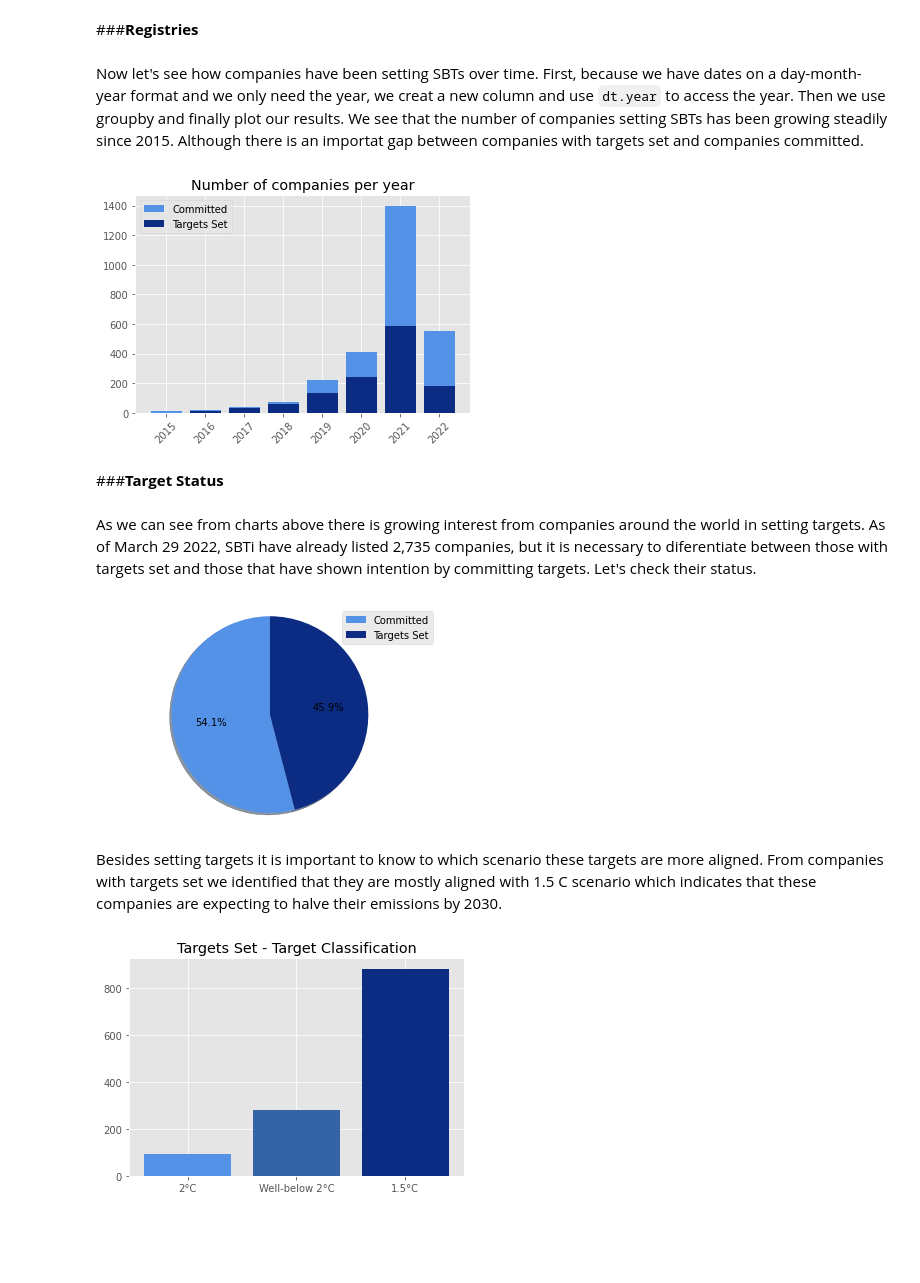
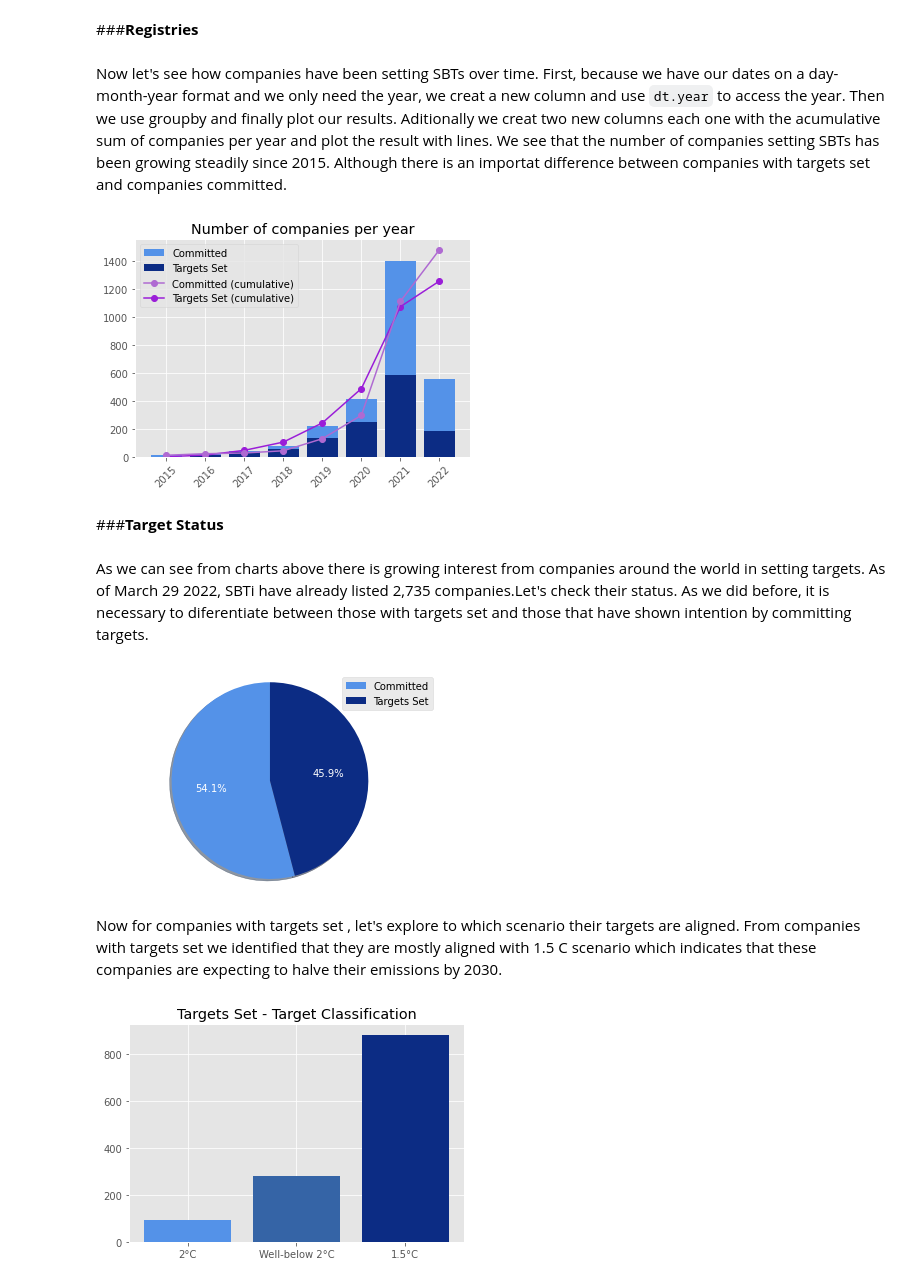
Before and after one commit to isalesp/SBTi, a Jupyter notebook: SBTi.ipynb, the cells around one changed output. Saved outputs shown, nothing was run; the diff lists cells and outputs as text; code cells hidden in the pictures; blank space fills up the shorter version.

Commit message:
plots updated

```diff
--- a/SBTi.ipynb
+++ b/SBTi.ipynb
@@ -296,36 +293,43 @@ world_map
 # %% [markdown]
 ###**Registries**
 # %% [markdown]
-Now let's see how companies have been setting SBTs over time. First, because we have dates on a day-month-year format and we only need the year, we creat a new column and use `dt.year` to access the year. Then we use groupby and finally plot our results. We see that the number of companies setting SBTs has been growing steadily since 2015. Although there is an importat gap between companies with targets set and companies committed.
+Now let's see how companies have been setting SBTs over time. First, because we have our dates on a day-month-year format and we only need the year, we creat a new column and use `dt.year` to access the year. Then we use groupby and finally plot our results. Aditionally we creat two new columns each one with the acumulative sum of companies per year and plot the result with lines. We see that the number of companies setting SBTs has been growing steadily since 2015. Although there is an importat difference between companies with targets set and companies committed.
 # %%
 data['Year'] = data["Date"].dt.year
 
 yrs = data.groupby(["Year","Near term - Target Status"])["Company Name"].count().unstack()
 yrs = yrs.rename_axis(None, axis = 1).reset_index()
 
+yrs["Cum Tar"] = yrs["Targets Set"].cumsum()
+yrs["Cum Com"] = yrs["Committed"].cumsum()
+
 yer = yrs["Year"]
 tag = yrs["Targets Set"]
 cot = yrs["Committed"]
+cut = yrs["Cum Tar"]
+cuc = yrs["Cum Com"]
 
 fig, yr = plt.subplots()
 
 yr.bar(yer, tag, label = "Targets Set", color = "#0c2c84")
 yr.bar(yer, cot, bottom = tag ,label = "Committed", color = "#5492E8")
+yr.plot(yer, cut, label = "Targets Set (cumulative)", marker = "o", color = "#9A1DD8")
+yr.plot(yer, cuc, label = "Committed (cumulative)", marker = "o", color = "#AF6AD2")
 
 yr.set_title("Number of companies per year")
 yr.set_ylabel("")
 yr.tick_params(axis ='x', rotation=45)
 yr.legend()
 h, l = yr.get_legend_handles_labels()
 yr.legend(h[::-1], l[::-1])
 
 plt.show()
 # %% [output]
-[figure, old version]
+[figure, new version]
 # %% [markdown]
 ###**Target Status**
 # %% [markdown]
-As we can see from charts above there is growing interest from companies around the world in setting targets. As of March 29 2022, SBTi have already listed 2,735 companies, but it is necessary to diferentiate between those with targets set and those that have shown intention by committing targets. Let's check their status.
+As we can see from charts above there is growing interest from companies around the world in setting targets. As of March 29 2022, SBTi have already listed 2,735 companies.Let's check their status. As we did before, it is necessary to diferentiate between those with targets set and those that have shown intention by committing targets.
 # %%
 tb5 = data.groupby(["Near term - Target Status"])["Company Name"].count()
 tb5 = tb5.to_frame(name = "Number of Companies").reset_index()
@@ -333,14 +337,14 @@ tb5 = tb5.to_frame(name = "Number of Companies").reset_index()
 fig1, sts = plt.subplots()
 sts.pie(x = "Number of Companies", labels= "Near term - Target Status",
         data = tb5, labeldistance= None, autopct='%1.1f%%', shadow=True,
-        startangle=90, colors = ["#5492E8", "#0c2c84"])
+        startangle=90, colors = ["#5492E8", "#0c2c84"], textprops=dict(color="w"))
 sts.axis('equal')
 sts.legend()
 plt.show()
 # %% [output]
-[figure, old version]
+[figure, new version]
 # %% [markdown]
-Besides setting targets it is important to know to which scenario these targets are more aligned. From companies with targets set we identified that they are mostly aligned with 1.5 C scenario which indicates that these companies are expecting to halve their emissions by 2030.
+Now for companies with targets set , let's explore to which scenario their targets are aligned. From companies with targets set we identified that they are mostly aligned with 1.5 C scenario which indicates that these companies are expecting to halve their emissions by 2030.
 # %%
 tgsce1 = data.groupby(["Near term - Target Status","Near term - Target Classification"])["Company Name"].count()
 tgsce1 = tgsce1.reset_index(name= "Number of Companies")
```
Also changed, not shown: parts of 20 cells of this notebook.
